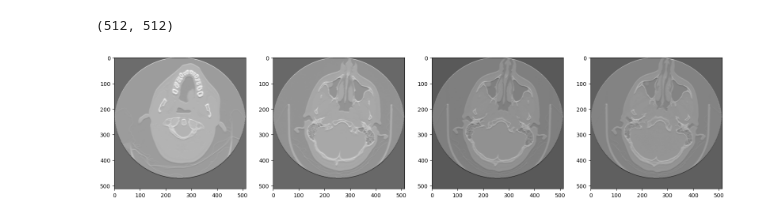
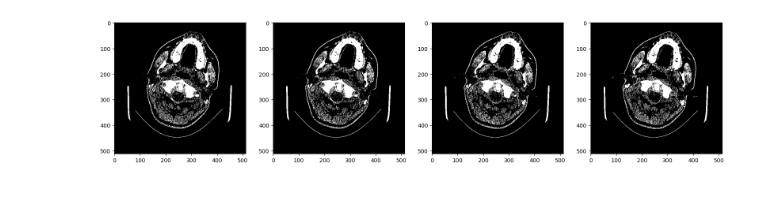
Before and after one commit to Ivan-AI-hub/skull_project, a Jupyter notebook: NoiseDetector.ipynb, the cells around one changed output. Cells and saved outputs as stored; diff of their text form; code cells hidden in the pictures.

```diff
--- a/NoiseDetector.ipynb
+++ b/NoiseDetector.ipynb
@@ -47,13 +58,14 @@ plt.show()
-# %%
-print(x[2].shape)
-# %% [output]
-(512, 512)
+# %%
+kernel_gauss = np.array([[1,2,1], [2,4,2], [1,2,1]])/9
+img_gauss = cv2.filter2D(x, -1, kernel_gauss)
 # %%
+k = 0
 plt.figure(figsize=(25,25))
-kernel_border_x = np.array([[-1,-2,-1], [1,0,1], [1,2,1]])
-for i in range(0,4):
-    plt.subplot(5,5, i+1)
-    img_border_x = cv2.filter2D(x[i], -1, kernel_border_x)
-    plt.imshow(img_border_x, cmap='gray')
+for i in range(4):
+  plt.subplot(5,5, i+1)
+  plt.imshow(np.where(img_gauss[k] > 100, 1, 0), cmap='gray')
+  k+=1
+
+plt.show()
 # %% [output]
-[figure, old version]
+[figure, new version]
```
Also changed, not shown: parts of 18 cells of this notebook, 1 other file.
